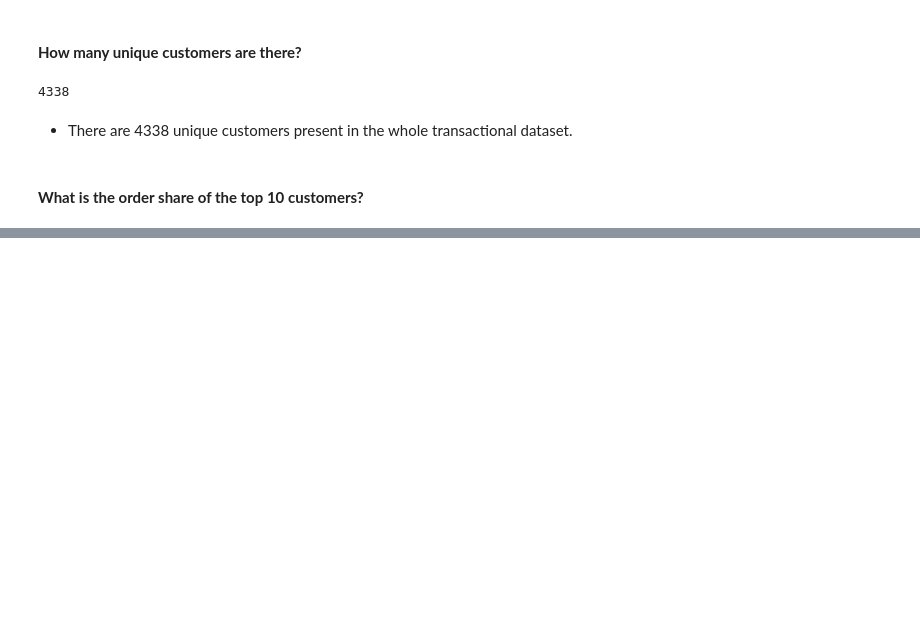
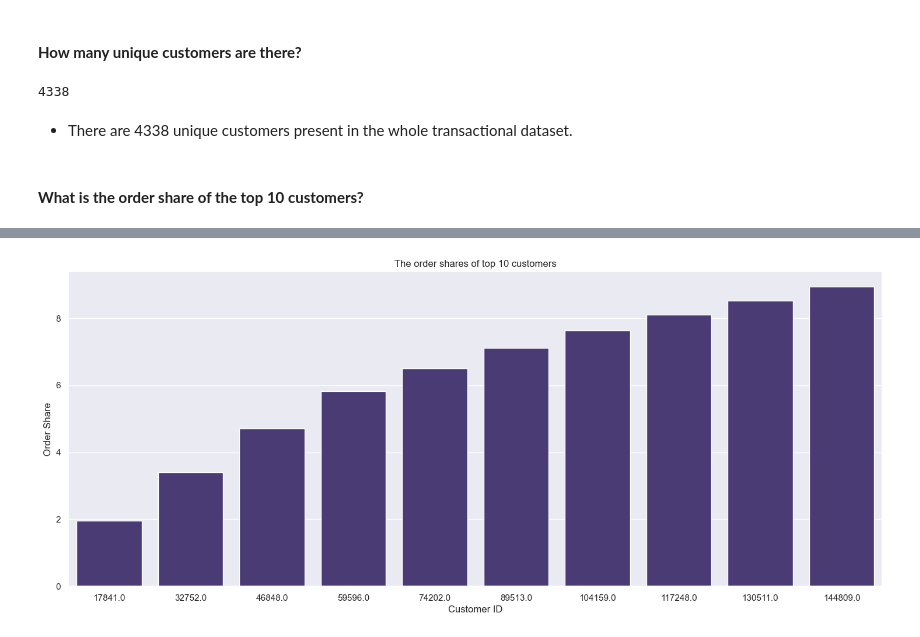
Before and after one commit to yunus6390/ML_Classification_Project, a Jupyter notebook: Customer_Segmentation.ipynb, the cells around one changed output, grey strips where cells are left out. Cells and saved outputs as stored; diff of their text form; code cells hidden in the pictures; blank space fills up the shorter version.

```diff
--- a/Customer_Segmentation.ipynb
+++ b/Customer_Segmentation.ipynb
@@ -460,3 +453,8 @@ len(df['CustomerID'].unique())
 * There are 4338 unique customers present in the whole transactional dataset.
 # %% [markdown]
 #### **What is the order share of the top 10 customers?**
+# %%
+# order share of top 10 customers
+share_df = (df['CustomerID'].value_counts()/sum(df['CustomerID'].value_counts()) * 100).reset_index()
+share_df.columns = ['Customer ID', 'Order Share']
+share_df.head(10).cumsum()
@@ -462,0 +473,7 @@ len(df['CustomerID'].unique())
+# %%
+# plot the top 10 customer's order share
+sns.barplot(x='Customer ID', y='Order Share', data=share_df[:10].cumsum())
+plt.title('The order shares of top 10 customers')
+plt.show()
+# %% [output]
+[figure, added]
```
Also changed, not shown: parts of 28 cells of this notebook.
